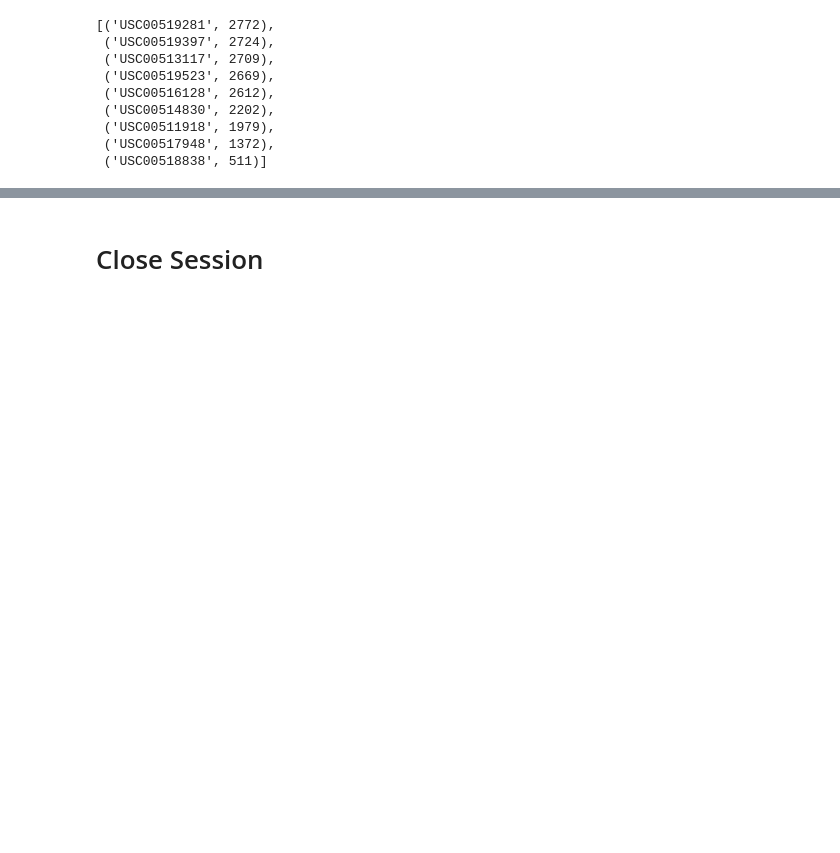
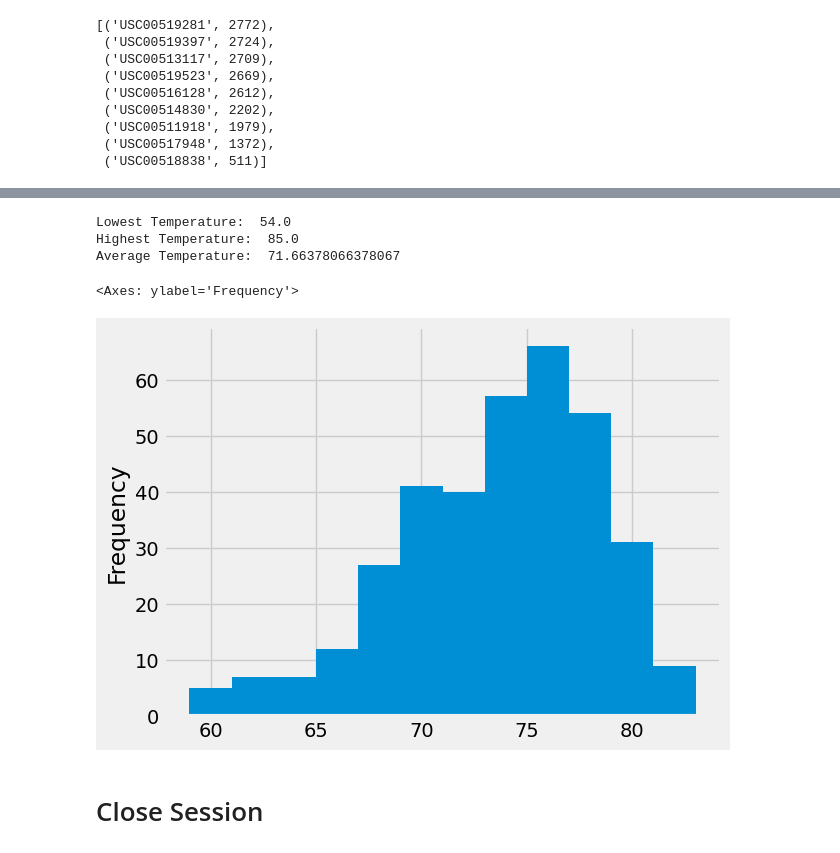
Before and after one commit to nickpalmer2012/sqalchemy-challenge, a Jupyter notebook: Surfsup/climate_starter.ipynb, the cells around one changed output, grey strips where cells are left out. Saved outputs shown, nothing was run; the diff lists cells and outputs as text; code cells hidden in the pictures; blank space fills up the shorter version.

Commit message:
Exploratory Station Analysis, Done

```diff
--- a/Surfsup/climate_starter.ipynb
+++ b/Surfsup/climate_starter.ipynb
@@ -138,3 +121,55 @@ Text(0.5, 4.183333333333314, 'Temperature')
+# %%
+# Using the most active station id from the previous query, calculate the lowest, highest, and average temperature
+#query only station "USC00519281" in the measurement table
+most_active_station = session.query(measurement.station, measurement.date, measurement.tobs).\
+filter(measurement.station == "USC00519281").all()
+
+#convert list of tuples to pandas dataframe
+most_active_station_df = pd.DataFrame(most_active_station, columns=['station', 'date', 'temp'])
+
+#lowest temperature
+min_temp = most_active_station_df['temp'].min()
+
+#highest temperature
+max_temp = most_active_station_df['temp'].max()
+
+#Average temperature
+avg_temp = most_active_station_df['temp'].mean()
+
+print('Lowest Temperature: ', min_temp)
+print('Highest Temperature: ', max_temp)
+print('Average Temperature: ', avg_temp)
+# %% [output]
+Lowest Temperature:  54.0
+Highest Temperature:  85.0
+Average Temperature:  71.66378066378067
+# %%
+# Using the most active station id
+# Query the last 12 months of temperature observation data for this station and plot the results as a histogram
+
+#query the most recent date for data collected at the most active "USC00519281" station
+most_recent_date_active = session.query(func.max(measurement.date)).\
+filter(measurement.station == 'USC00519281').scalar()
+
+# Convert scalar latest date to datetime object
+most_recent_date_active_dt = datetime.strptime(most_recent_date_active, '%Y-%m-%d')
+
+# Calculate the date one year from the last date in data set.
+one_year_prior_active = most_recent_date_active_dt - timedelta(days=365)
+
+# Perform a query to retrieve the date and temperature for the USC00519281 station
+one_year_temps_query = session.query(measurement.date, measurement.tobs).\
+filter(measurement.station == 'USC00519281').\
+filter(measurement.date.between(one_year_prior_active, most_recent_date_active_dt)).all()
+
+# convert query to a pandas dataframe for histogram plotting
+one_year_temps_df = pd.DataFrame(one_year_temps_query, columns=['date', 'temp'])
+
+#plot the histogram for the temps
+one_year_temps_df['temp'].plot.hist(bins=12)
+# %% [output]
+<Axes: ylabel='Frequency'>
+[figure, added]
 # %% [markdown]
 # Close Session
 # %%
```
Also changed, not shown: parts of 6 cells of this notebook.
